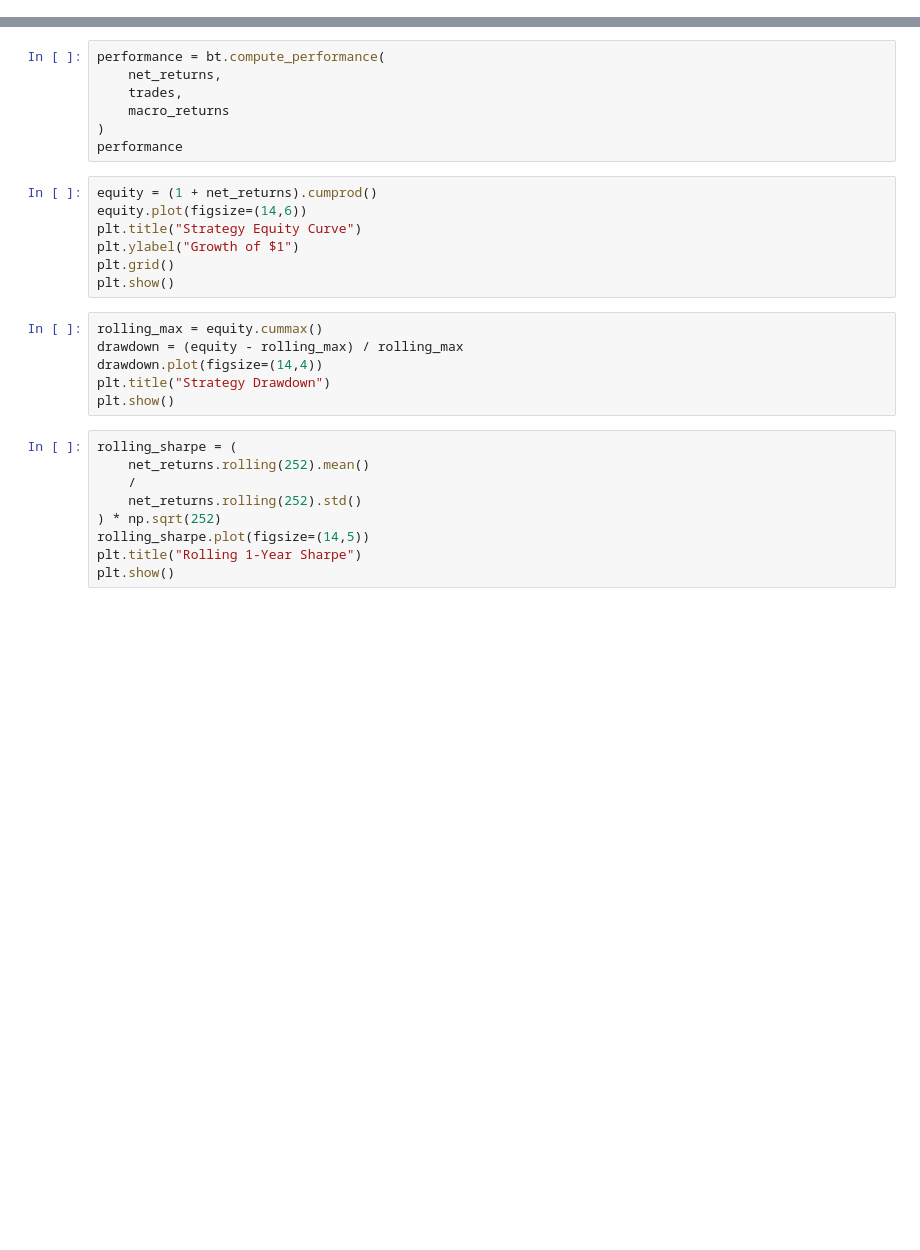
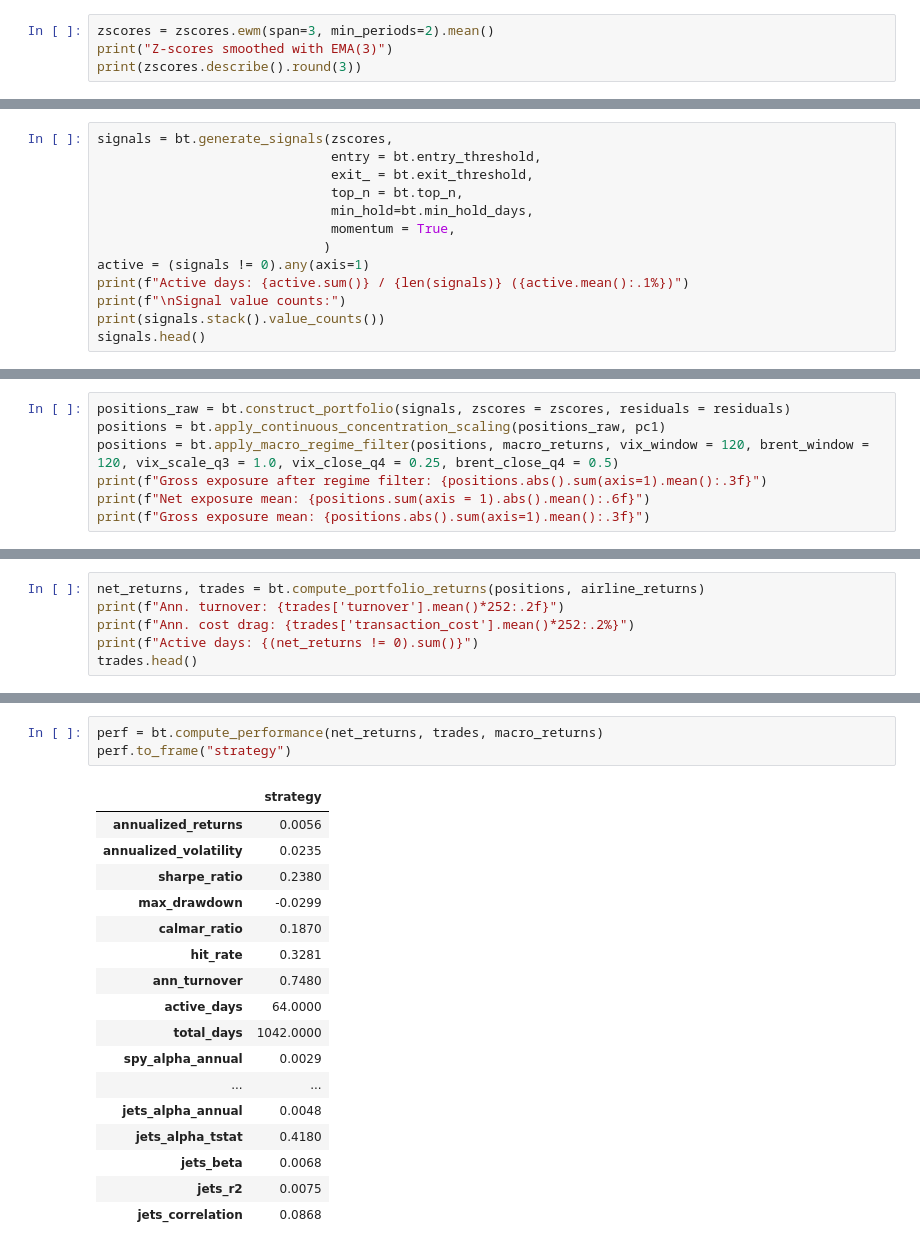
Before and after one commit to japeshwar/US-Transportation-Residual-StatArb, a Jupyter notebook: Notebooks/03_Backtest.ipynb, the cells around one changed output, grey strips where cells are left out. Cells and saved outputs as stored; diff of their text form; blank space fills up the shorter version.

```diff
--- a/Notebooks/03_Backtest.ipynb
+++ b/Notebooks/03_Backtest.ipynb
@@ -82,0 +89,4 @@ net_returns, trades = bt.compute_portfolio_returns(
+# %%
+zscores = zscores.ewm(span=3, min_periods=2).mean()
+print("Z-scores smoothed with EMA(3)")
+print(zscores.describe().round(3))
@@ -82,0 +104,13 @@ net_returns, trades = bt.compute_portfolio_returns(
+# %%
+signals = bt.generate_signals(zscores,
+                              entry = bt.entry_threshold,
+                              exit_ = bt.exit_threshold,
+                              top_n = bt.top_n,
+                              min_hold=bt.min_hold_days,
+                              momentum = True,
+                             )
+active = (signals != 0).any(axis=1)
+print(f"Active days: {active.sum()} / {len(signals)} ({active.mean():.1%})")
+print(f"\nSignal value counts:")
+print(signals.stack().value_counts())
+signals.head()
@@ -82,0 +195,7 @@ net_returns, trades = bt.compute_portfolio_returns(
+# %%
+positions_raw = bt.construct_portfolio(signals, zscores = zscores, residuals = residuals)
+positions = bt.apply_continuous_concentration_scaling(positions_raw, pc1)
+positions = bt.apply_macro_regime_filter(positions, macro_returns, vix_window = 120, brent_window = 120, vix_scale_q3 = 1.0, vix_close_q4 = 0.25, brent_close_q4 = 0.5)
+print(f"Gross exposure after regime filter: {positions.abs().sum(axis=1).mean():.3f}")
+print(f"Net exposure mean: {positions.sum(axis = 1).abs().mean():.6f}")
+print(f"Gross exposure mean: {positions.abs().sum(axis=1).mean():.3f}")
@@ -82,0 +207,6 @@ net_returns, trades = bt.compute_portfolio_returns(
+# %%
+net_returns, trades = bt.compute_portfolio_returns(positions, airline_returns)
+print(f"Ann. turnover: {trades['turnover'].mean()*252:.2f}")
+print(f"Ann. cost drag: {trades['transaction_cost'].mean()*252:.2%}")
+print(f"Active days: {(net_returns != 0).sum()}")
+trades.head()
@@ -83,29 +223,21 @@ net_returns, trades = bt.compute_portfolio_returns(
 # %%
-performance = bt.compute_performance(
-    net_returns,
-    trades,
-    macro_returns
-)
-performance
+perf = bt.compute_performance(net_returns, trades, macro_returns)
+perf.to_frame("strategy")
+# %% [output]
+|  | strategy |
+| annualized_returns | 0.0056 |
+| annualized_volatility | 0.0235 |
+| sharpe_ratio | 0.2380 |
+| max_drawdown | -0.0299 |
+| calmar_ratio | 0.1870 |
+| hit_rate | 0.3281 |
+| ann_turnover | 0.7480 |
+| active_days | 64.0000 |
+| total_days | 1042.0000 |
+| spy_alpha_annual | 0.0029 |
+| ... | ... |
+| jets_alpha_annual | 0.0048 |
+| jets_alpha_tstat | 0.4180 |
+| jets_beta | 0.0068 |
+| jets_r2 | 0.0075 |
+| jets_correlation | 0.0868 |
-# %%
-equity = (1 + net_returns).cumprod()
-equity.plot(figsize=(14,6))
-plt.title("Strategy Equity Curve")
-plt.ylabel("Growth of $1")
-plt.grid()
-plt.show()
-# %%
-rolling_max = equity.cummax()
-drawdown = (equity - rolling_max) / rolling_max
-drawdown.plot(figsize=(14,4))
-plt.title("Strategy Drawdown")
-plt.show()
-# %%
-rolling_sharpe = (
-    net_returns.rolling(252).mean()
-    /
-    net_returns.rolling(252).std()
-) * np.sqrt(252)
-rolling_sharpe.plot(figsize=(14,5))
-plt.title("Rolling 1-Year Sharpe")
-plt.show()
```
Also changed, not shown: parts of 28 cells of this notebook, 13 other files.
